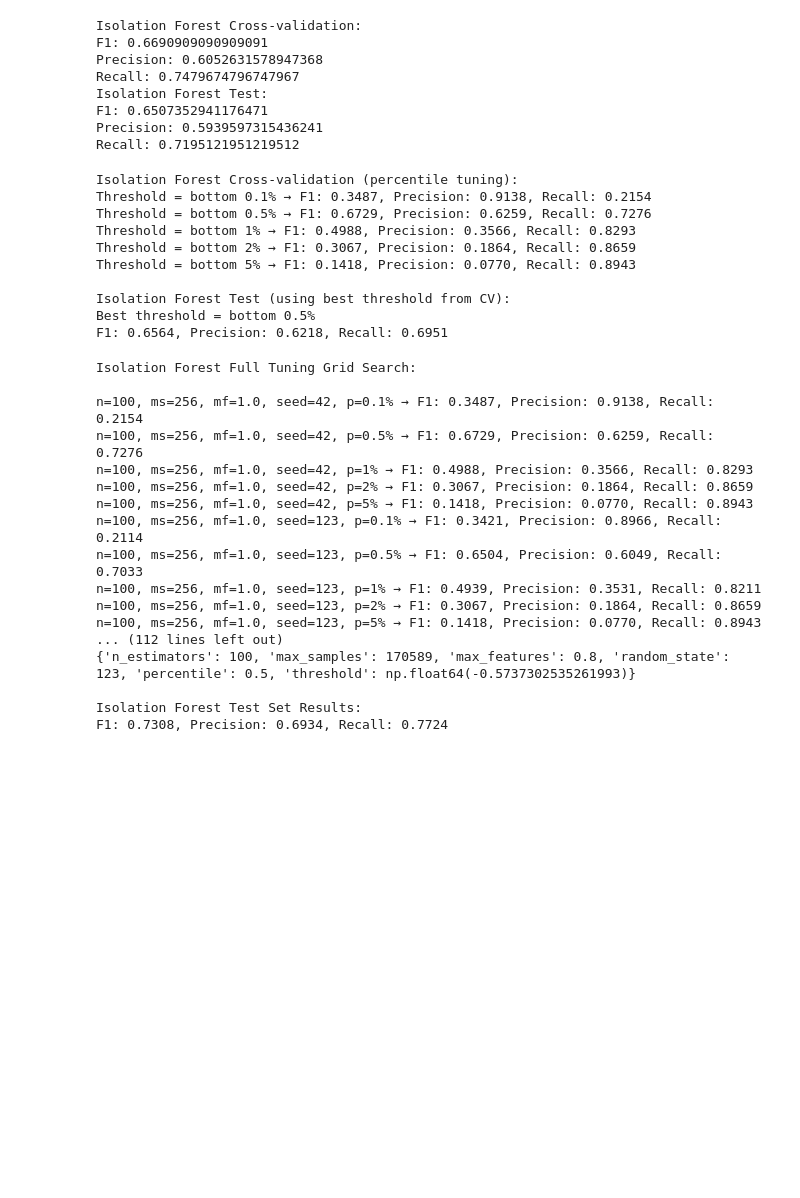
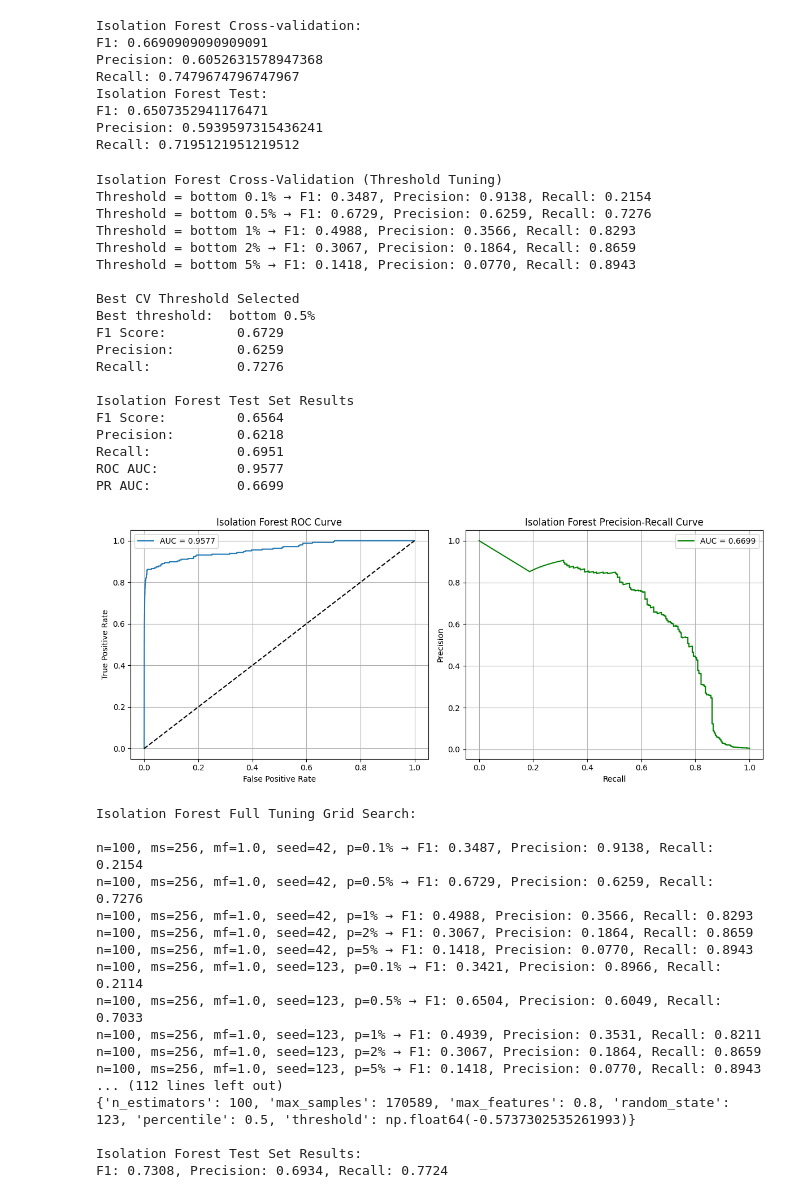
Before and after one commit to danbennett239/CI603, a Jupyter notebook: CI603_Coursework.ipynb, the cells around one changed output. Drawn from its saved outputs; the diff is of its cells as text; code cells hidden in the pictures; blank space fills up the shorter version.

Commit message:
Evaluation

```diff
--- a/CI603_Coursework.ipynb
+++ b/CI603_Coursework.ipynb
@@ -376,6 +377,8 @@ V18    0.838176
 V7     1.237094
 dtype: float64
 # %%
+results = [] # List to store evaluation metrics
+
 # Load reduced dataset
 reduced_df = pd.read_csv("reduced_creditcard.csv")
 
@@ -454,6 +457,15 @@ print(f"ROC AUC:          {roc_auc:.4f}")
 print(f"PR AUC:           {pr_auc:.4f}")
 
 plot_roc_pr(fpr, tpr, prec, rec, roc_auc, pr_auc, "Multivariate Gaussian")
+
+results.append({
+    'Model': 'Multivariate Gaussian',
+    'F1': test_f1,
+    'Precision': test_precision,
+    'Recall': test_recall,
+    'ROC AUC': roc_auc,
+    'PR AUC': pr_auc
+})
 # %% [output]
 Cross-Validation Results (Threshold Tuning)
 Best epsilon:     1.46e-92
@@ -496,54 +511,87 @@ F1: 0.6507352941176471
 Precision: 0.5939597315436241
 Recall: 0.7195121951219512
 # %%
-# Step 1: Fit Isolation Forest (you can leave contamination at default since we won't use its threshold)
 iso_forest = IsolationForest(n_estimators=100, random_state=42, n_jobs=-1)
 iso_forest.fit(train_fraud_X)
 
-# Step 2: Get raw anomaly scores for CV and Test
 cv_scores = iso_forest.score_samples(train_cv_X)  # Higher = more normal
 test_scores = iso_forest.score_samples(train_test_X)
 
-# Step 3: Try different percentiles for threshold tuning
-print("Isolation Forest Cross-validation (percentile tuning):")
+print("Isolation Forest Cross-Validation (Threshold Tuning)")
 best_f1 = 0
+best_threshold = None
 best_percentile = None
+best_precision = 0
+best_recall = 0
 
-for p in [0.1, 0.5, 1, 2, 5]:  # Try more if needed
+for p in [0.1, 0.5, 1, 2, 5]:
     threshold = np.percentile(cv_scores, p)
     cv_preds = (cv_scores < threshold).astype(int)
 
     f1 = f1_score(train_cv_y, cv_preds)
     precision = precision_score(train_cv_y, cv_preds)
     recall = recall_score(train_cv_y, cv_preds)
 
     print(f"Threshold = bottom {p}% → F1: {f1:.4f}, Precision: {precision:.4f}, Recall: {recall:.4f}")
 
     if f1 > best_f1:
         best_f1 = f1
+        best_threshold = threshold
         best_percentile = p
-        best_threshold = threshold
+        best_precision = precision
+        best_recall = recall
 
-# Step 4: Apply best threshold to test set
-print("\nIsolation Forest Test (using best threshold from CV):")
+print("\nBest CV Threshold Selected")
+print(f"Best threshold:  bottom {best_percentile}%")
+print(f"F1 Score:         {best_f1:.4f}")
+print(f"Precision:        {best_precision:.4f}")
+print(f"Recall:           {best_recall:.4f}")
+
 test_preds = (test_scores < best_threshold).astype(int)
-f1 = f1_score(train_test_y, test_preds)
-precision = precision_score(train_test_y, test_preds)
-recall = recall_score(train_test_y, test_preds)
+test_f1 = f1_score(train_test_y, test_preds)
+test_precision = precision_score(train_test_y, test_preds)
+test_recall = recall_score(train_test_y, test_preds)
 
-print(f"Best threshold = bottom {best_percentile}%")
-print(f"F1: {f1:.4f}, Precision: {precision:.4f}, Recall: {recall:.4f}")
+fpr, tpr, prec_curve, rec_curve, roc_auc, pr_auc = compute_roc_pr_metrics(train_test_y, -test_scores)
+
+print("\nIsolation Forest Test Set Results")
+print(f"F1 Score:         {test_f1:.4f}")
+print(f"Precision:        {test_precision:.4f}")
+print(f"Recall:           {test_recall:.4f}")
+print(f"ROC AUC:          {roc_auc:.4f}")
+print(f"PR AUC:           {pr_auc:.4f}")
+
+plot_roc_pr(fpr, tpr, prec_curve, rec_curve, roc_auc, pr_auc, "Isolation Forest")
+
+results.append({
+    'Model': 'Isolation Forest (Threshold Tuning)',
+    'F1': test_f1,
+    'Precision': test_precision,
+    'Recall': test_recall,
+    'ROC AUC': roc_auc,
+    'PR AUC': pr_auc
+})
 # %% [output]
-Isolation Forest Cross-validation (percentile tuning):
+Isolation Forest Cross-Validation (Threshold Tuning)
 Threshold = bottom 0.1% → F1: 0.3487, Precision: 0.9138, Recall: 0.2154
 Threshold = bottom 0.5% → F1: 0.6729, Precision: 0.6259, Recall: 0.7276
 Threshold = bottom 1% → F1: 0.4988, Precision: 0.3566, Recall: 0.8293
 Threshold = bottom 2% → F1: 0.3067, Precision: 0.1864, Recall: 0.8659
 Threshold = bottom 5% → F1: 0.1418, Precision: 0.0770, Recall: 0.8943
 
-Isolation Forest Test (using best threshold from CV):
-Best threshold = bottom 0.5%
-F1: 0.6564, Precision: 0.6218, Recall: 0.6951
+Best CV Threshold Selected
+Best threshold:  bottom 0.5%
+F1 Score:         0.6729
+Precision:        0.6259
+Recall:           0.7276
+
+Isolation Forest Test Set Results
+F1 Score:         0.6564
+Precision:        0.6218
+Recall:           0.6951
+ROC AUC:          0.9577
+PR AUC:           0.6699
+[figure, added]
 # %%
 # Grid for hyperparameter tuning
 n_estimators_list = [100, 200]
```
Also changed, not shown: parts of 6 cells of this notebook.
